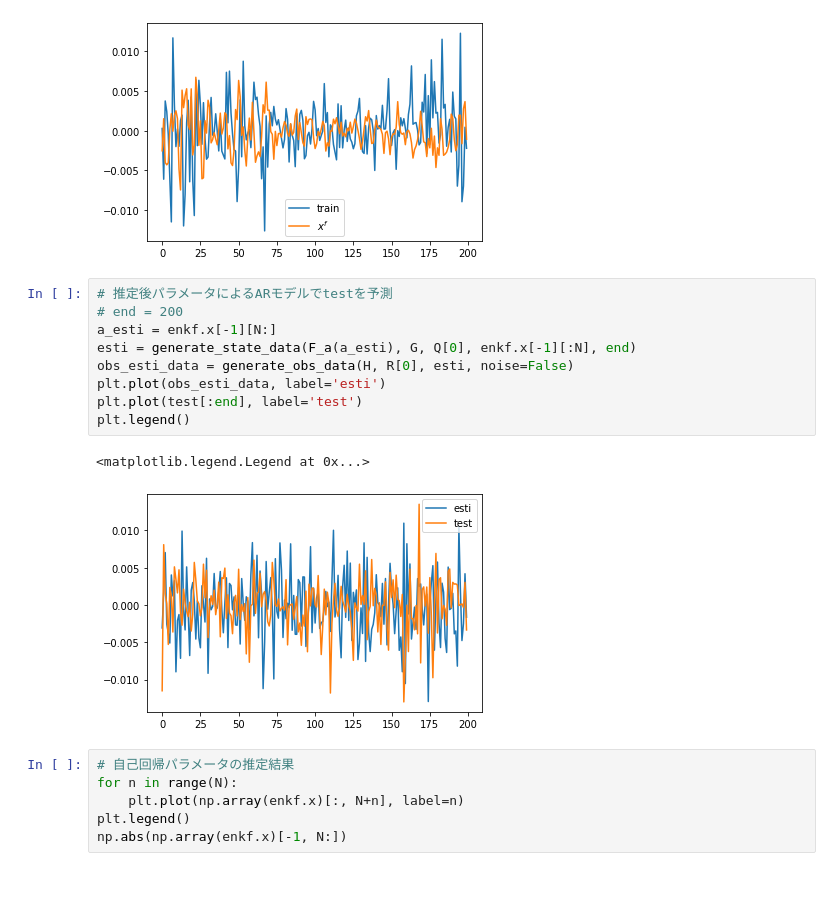
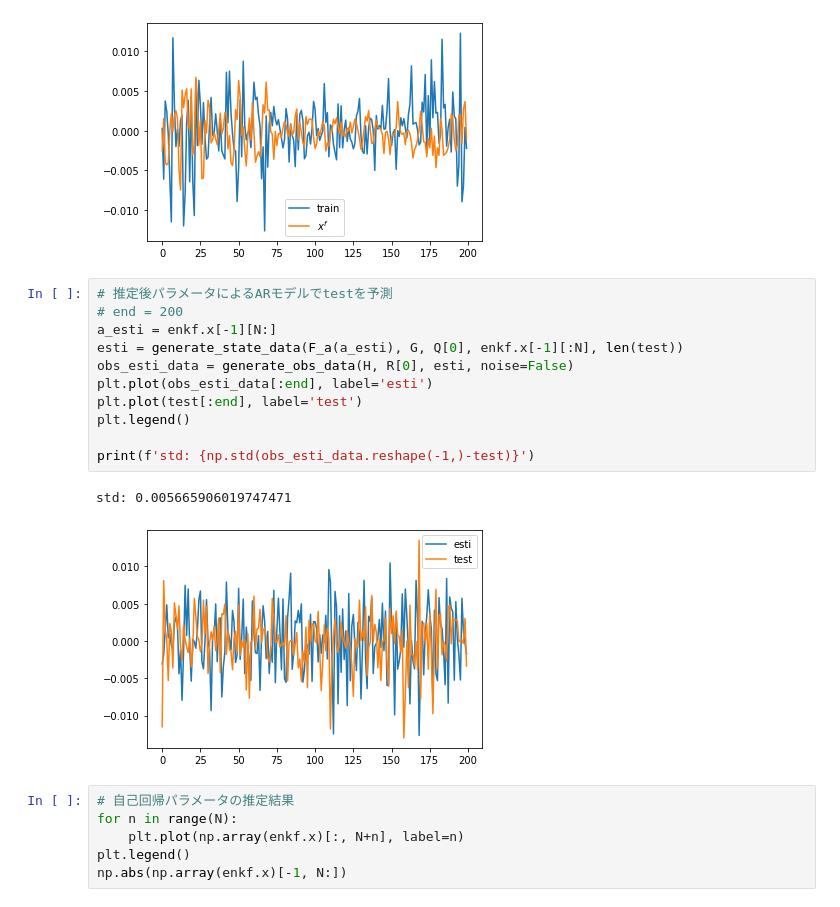
Before and after one commit to KotaTakeda/fx_time_series_analysis, a Jupyter notebook: arma_to_fx.ipynb, the cells around one changed output. Drawn from its saved outputs; the diff is of its cells as text.

```diff
--- a/arma_to_fx.ipynb
+++ b/arma_to_fx.ipynb
@@ -260,15 +260,17 @@ plt.legend()
 # %%
 # 推定後パラメータによるARモデルでtestを予測
 # end = 200
 a_esti = enkf.x[-1][N:]
-esti = generate_state_data(F_a(a_esti), G, Q[0], enkf.x[-1][:N], end)
+esti = generate_state_data(F_a(a_esti), G, Q[0], enkf.x[-1][:N], len(test))
 obs_esti_data = generate_obs_data(H, R[0], esti, noise=False)
-plt.plot(obs_esti_data, label='esti')
+plt.plot(obs_esti_data[:end], label='esti')
 plt.plot(test[:end], label='test')
 plt.legend()
+
+print(f'std: {np.std(obs_esti_data.reshape(-1,)-test)}')
 # %% [output]
-<matplotlib.legend.Legend at 0x...>
+std: 0.005665906019747471
-[figure, old version]
+[figure, new version]
 # %%
 # 自己回帰パラメータの推定結果
 for n in range(N):
```
Also changed, not shown: parts of 1 cell of this notebook, 1 other file.
